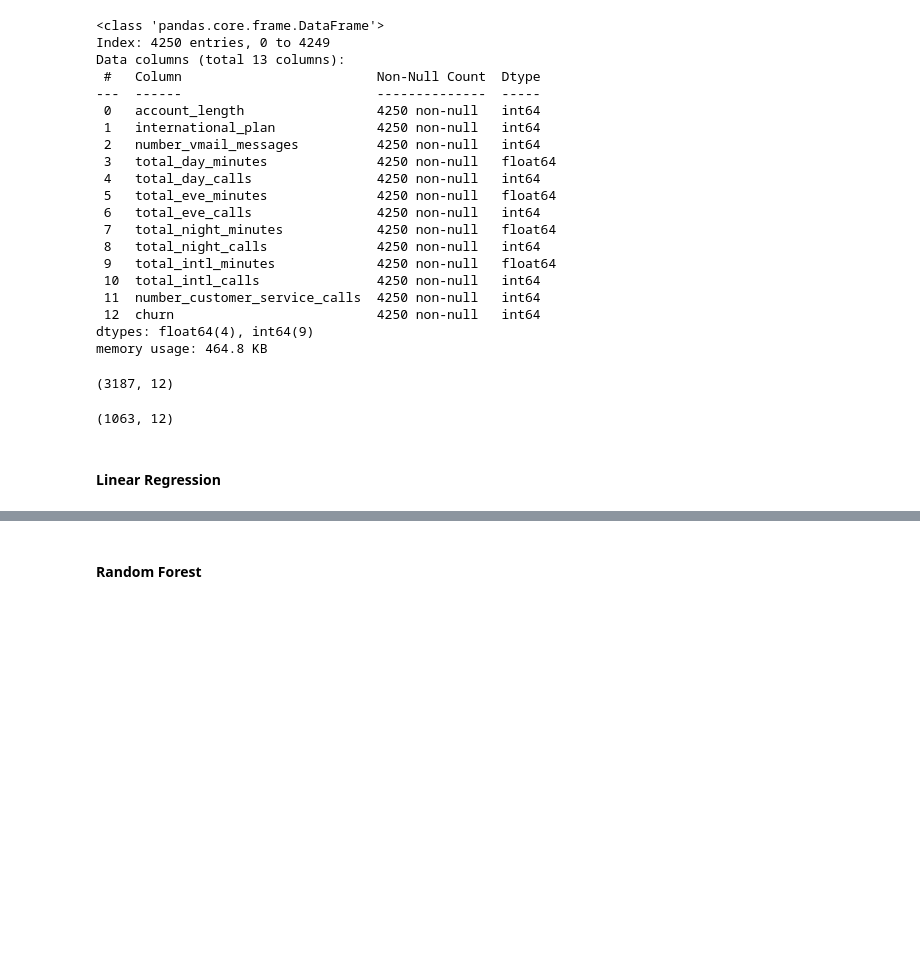
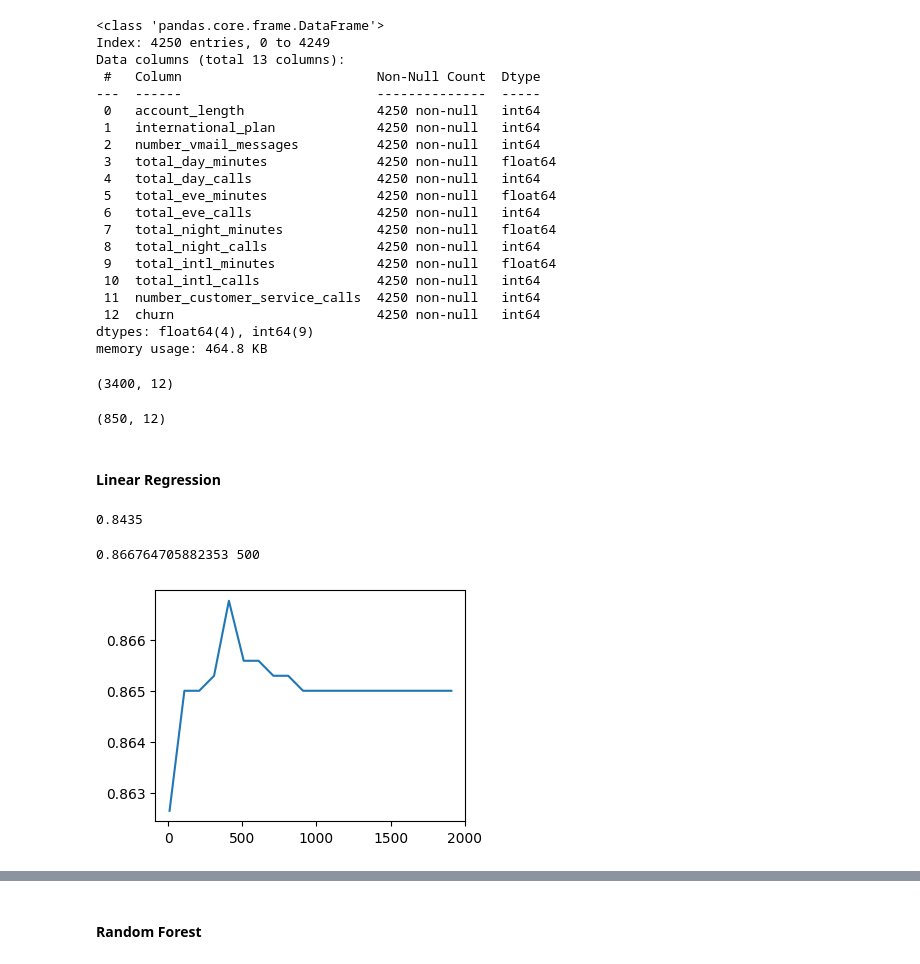
Before and after one commit to Fine2Gitup/Data-Mining, a Jupyter notebook: Prediction.ipynb, the cells around one changed output, grey strips where cells are left out. Drawn from its saved outputs; the diff is of its cells as text; code cells hidden in the pictures; blank space fills up the shorter version.

```diff
--- a/Prediction.ipynb
+++ b/Prediction.ipynb
@@ -38,15 +40,15 @@ memory usage: 464.8 KB
 X=data.drop('churn',axis=1)
 y=data.churn
 # %%
-X_train, X_test, y_train, y_test = train_test_split(X, y, test_size=0.25, random_state=42)
+X_train, X_test, y_train, y_test = train_test_split(X, y, test_size=0.2, random_state=42)
 # %%
 X_train.shape
 # %% [output]
-(3187, 12)
+(3400, 12)
 # %%
 X_test.shape
 # %% [output]
-(1063, 12)
+(850, 12)
 # %% [markdown]
 #### Linear Regression
 # %%
@@ -53,0 +56,17 @@ LR = LogisticRegression(max_iter=1000).fit(X_train,y_train)
+# %%
+round(LR.score(X_test,y_test),4)
+# %% [output]
+0.8435
+# %%
+score = []
+for i in range(100,2001,100):
+    lr = LogisticRegression(max_iter=i,random_state=0)
+    score_ = cross_val_score(lr,X_train,y_train,cv=10).mean()
+    score.append(score_)
+print(max(score),np.arange(100, 2001, 100)[np.argmax(score)])
+plt.figure(figsize=(4,3))
+plt.plot(range(10,2001,100),score)
+plt.show()
+# %% [output]
+0.866764705882353 500
+[figure, added]
```
Also changed, not shown: parts of 34 cells of this notebook, 1 other file.
